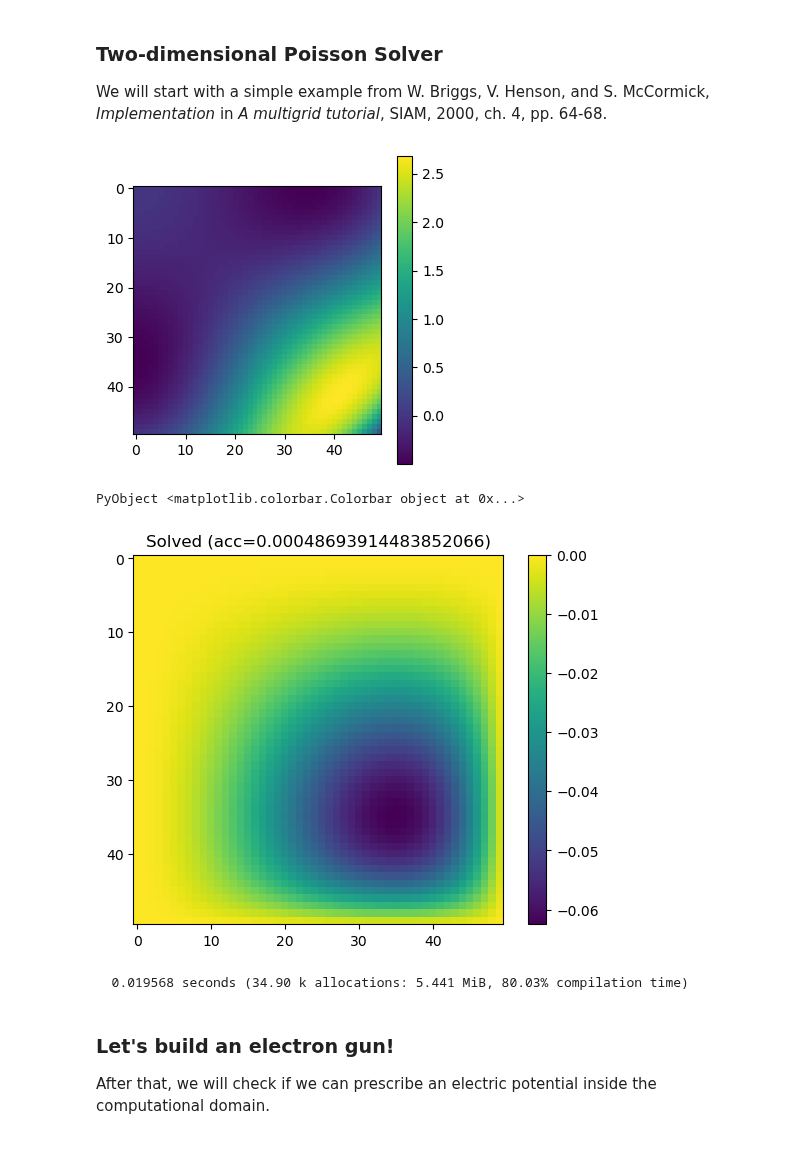
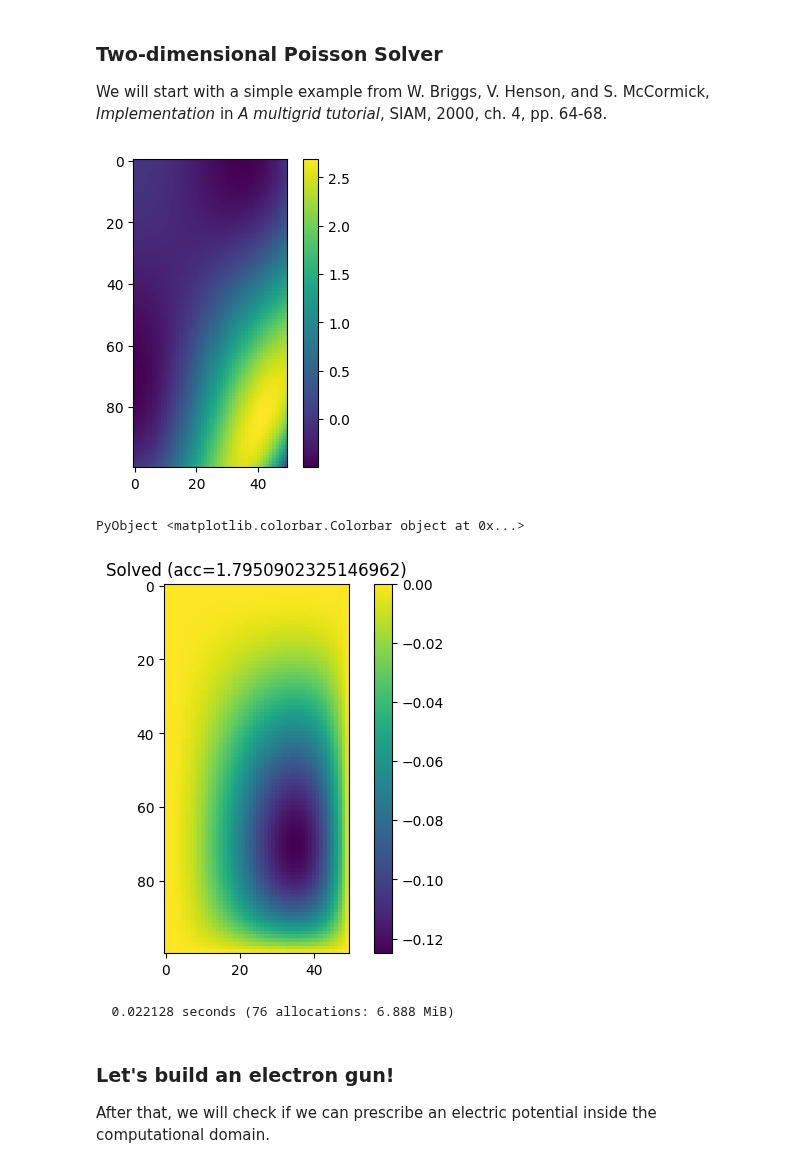
Before and after one commit to bchaber/pole, a Jupyter notebook: PoissonEquation.ipynb, the cells around one changed output. Cells and saved outputs as stored; diff of their text form; code cells hidden in the pictures.

```diff
--- a/PoissonEquation.ipynb
+++ b/PoissonEquation.ipynb
@@ -178,26 +178,26 @@ legend(["grid", "φ", "φref"]);
 We will start with a simple example from W. Briggs, V. Henson, and S. McCormick, _Implementation_ in _A multigrid tutorial_, SIAM, 2000, ch. 4, pp. 64-68.
 # %%
 h  = 0.02
-xf = 0.0:h:1.0
-yf = 0.0:h:1.0
+xf = 0.0:0.02:1.0
+yf = 0.0:0.01:1.0
 xc = 0.5 .* xf[1:end-1] .+
      0.5 .* xf[2:end]
 yc = 0.5 .* yf[1:end-1] .+
      0.5 .* yf[2:end]
 nx = length(xc)
 ny = length(yc)
 xx = repeat(xc,   1, ny)
 yy = repeat(yc', nx,  1)
 f(x, y) = -2((1 - 6x^2) * y^2 * (1 - y^2) +
              (1 - 6y^2) * x^2 * (1 - x^2))
 ρ = f.(xx, yy)
 φref = @. (xx^2 - xx^4) * (yy^4 - yy^2)
 
 figure(figsize=(4, 4))
 imshow(ρ')
 colorbar()
 # %% [output]
-[figure, old version]
+[figure, new version]
 PyObject <matplotlib.colorbar.Colorbar object at 0x...>
 # %%
 bc = DirichletBC()
@@ -208,8 +208,8 @@ title("Solved (acc=$(norm(φ - φref)))")
 imshow(φ')
 colorbar();
 # %% [output]
-[figure, old version]
+[figure, new version]
-  0.019568 seconds (34.90 k allocations: 5.441 MiB, 80.03% compilation time)
+  0.022128 seconds (76 allocations: 6.888 MiB)
 # %% [markdown]
 ### Let's build an electron gun!
 After that, we will check if we can prescribe an electric potential inside the computational domain.
```
Also changed, not shown: parts of 6 cells of this notebook, 3 other files.
